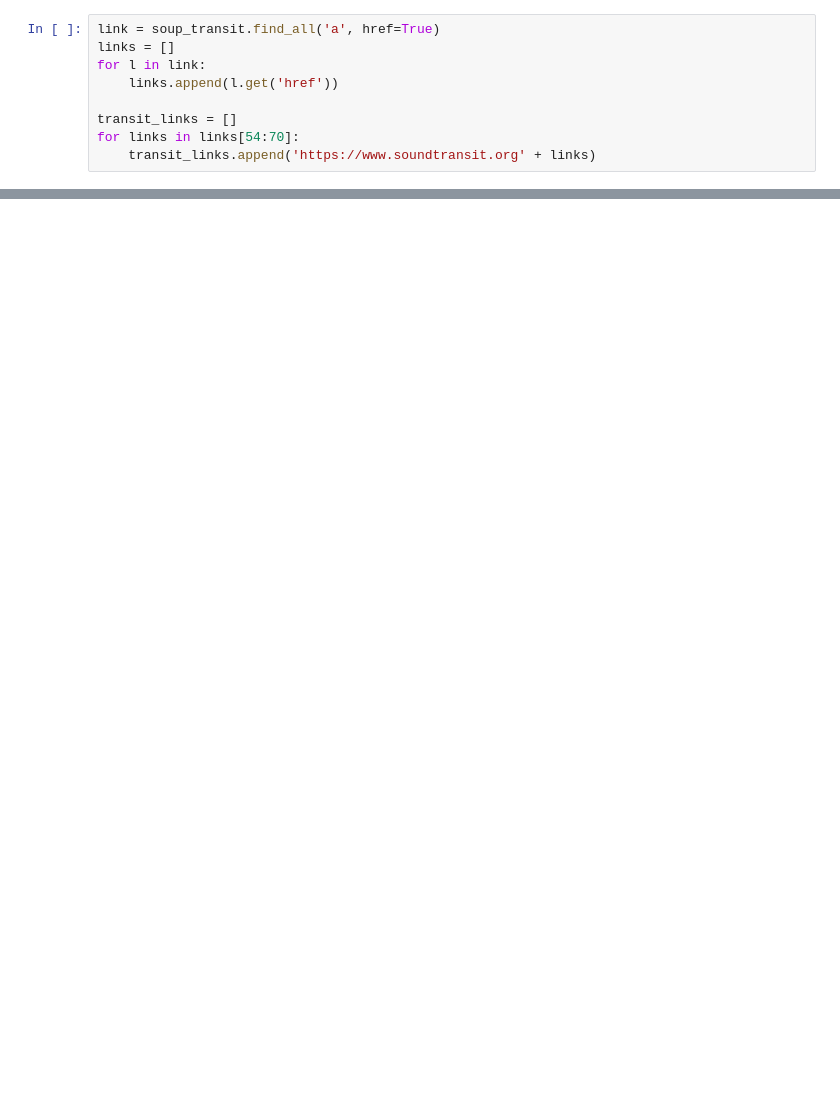
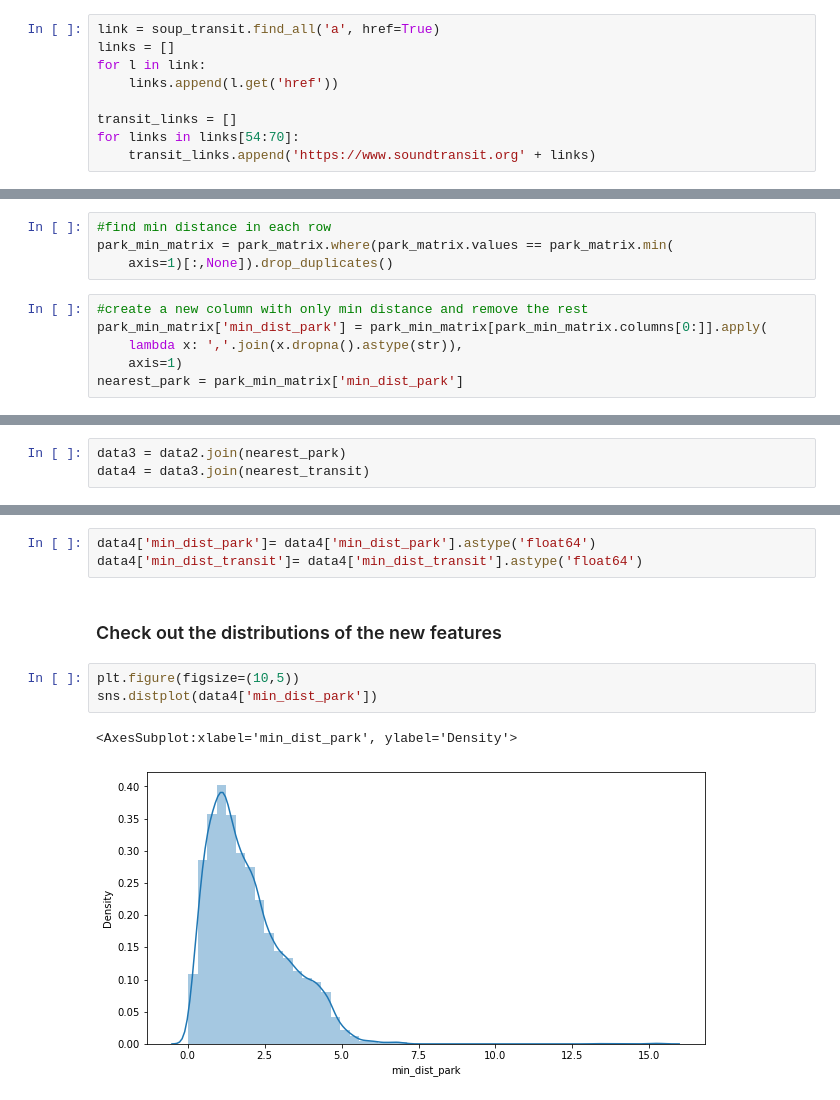
Before and after one commit to dtunnicliffe/house-price-regression-project, a Jupyter notebook: student.ipynb, the cells around one changed output, grey strips where cells are left out. Cells and saved outputs as stored; diff of their text form; blank space fills up the shorter version.

Commit message:
Commit first models w Park and Transit locations

```diff
--- a/student.ipynb
+++ b/student.ipynb
@@ -308,0 +295,10 @@ partial
+# %%
+#find min distance in each row
+park_min_matrix = park_matrix.where(park_matrix.values == park_matrix.min(
+    axis=1)[:,None]).drop_duplicates()
+# %%
+#create a new column with only min distance and remove the rest
+park_min_matrix['min_dist_park'] = park_min_matrix[park_min_matrix.columns[0:]].apply(
+    lambda x: ','.join(x.dropna().astype(str)),
+    axis=1)
+nearest_park = park_min_matrix['min_dist_park']
@@ -308,0 +313,3 @@ partial
+# %%
+data3 = data2.join(nearest_park)
+data4 = data3.join(nearest_transit)
@@ -308,0 +325,11 @@ partial
+# %%
+data4['min_dist_park']= data4['min_dist_park'].astype('float64')
+data4['min_dist_transit']= data4['min_dist_transit'].astype('float64')
+# %% [markdown]
+### Check out the distributions of the new features
+# %%
+plt.figure(figsize=(10,5))
+sns.distplot(data4['min_dist_park'])
+# %% [output]
+<AxesSubplot:xlabel='min_dist_park', ylabel='Density'>
+[figure, added]
```
Also changed, not shown: parts of 45 cells of this notebook, 4 other files.
